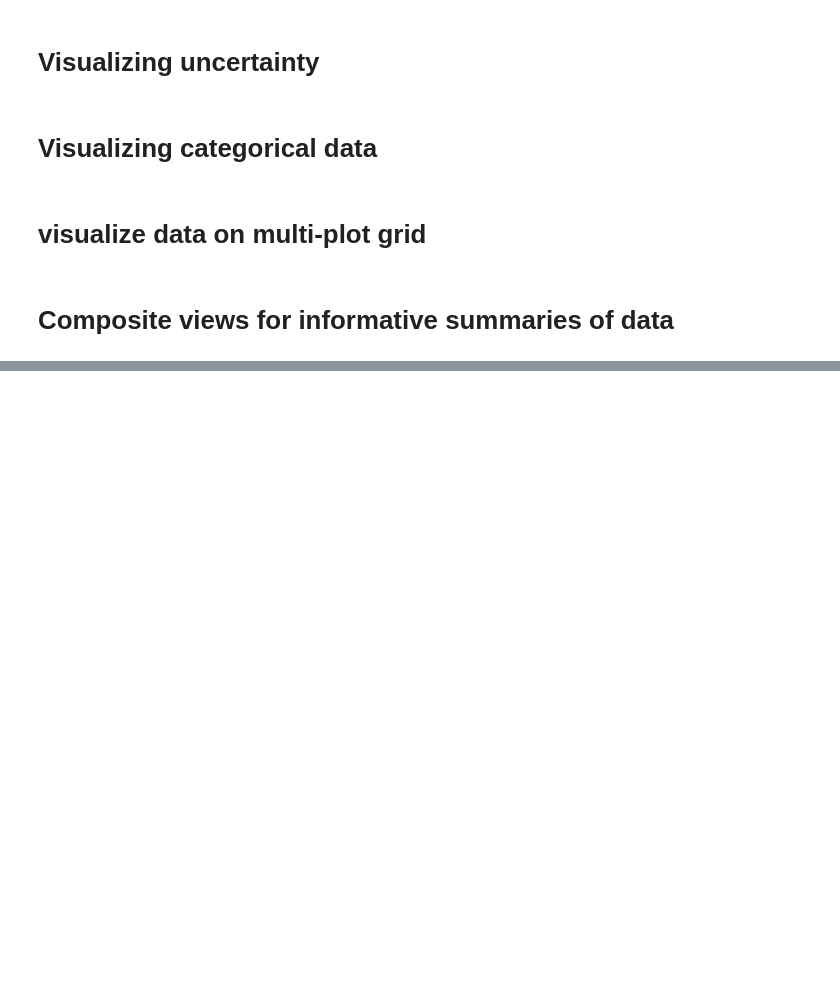
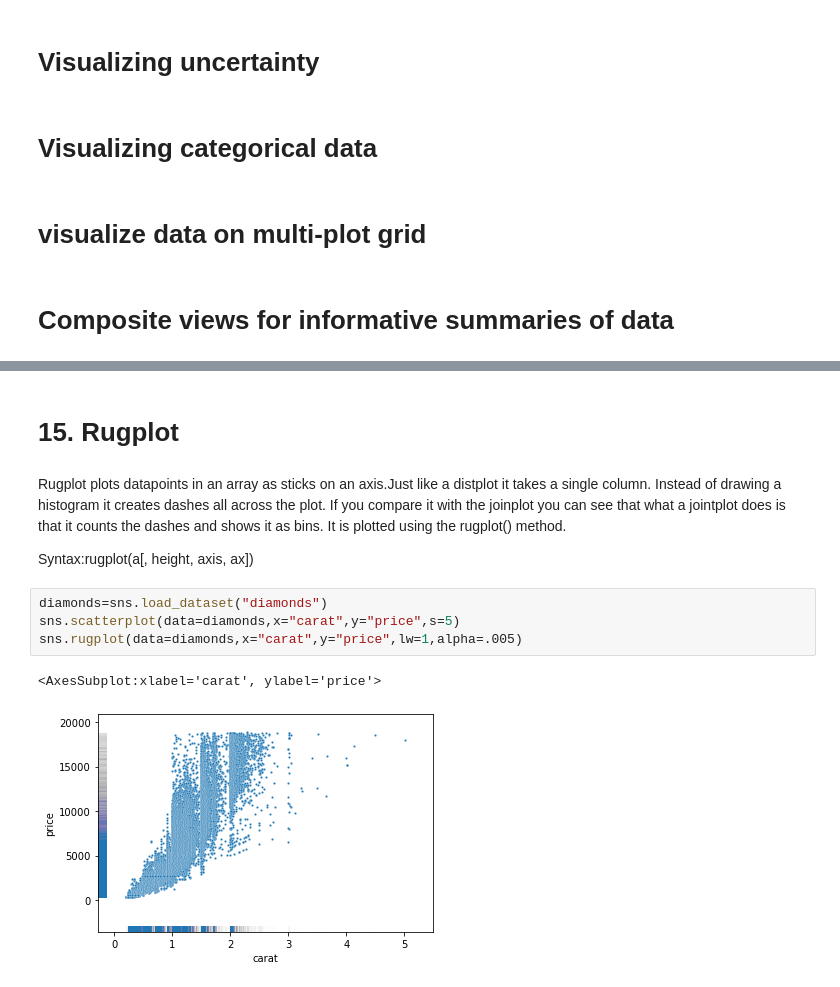
Before and after one commit to nikhilthakka/pydatabase, a Jupyter notebook: Data_visualization_with_python.ipynb, the cells around one changed output, grey strips where cells are left out. Saved outputs shown, nothing was run; the diff lists cells and outputs as text; blank space fills up the shorter version.

```diff
--- a/Data_visualization_with_python.ipynb
+++ b/Data_visualization_with_python.ipynb
@@ -1189,0 +1151,13 @@ Syntax:clustermap(data, , pivot_kws=None, *kwargs)
+# %% [markdown]
+# 15. Rugplot
+# %% [markdown]
+Rugplot plots datapoints in an array as sticks on an axis.Just like a distplot it takes a single column. Instead of drawing a histogram it creates dashes all across the plot. If you compare it with the joinplot you can see that what a jointplot does is that it counts the dashes and shows it as bins. It is plotted using the rugplot() method.
+
+Syntax:rugplot(a[, height, axis, ax])
+# %%
+diamonds=sns.load_dataset("diamonds")
+sns.scatterplot(data=diamonds,x="carat",y="price",s=5)
+sns.rugplot(data=diamonds,x="carat",y="price",lw=1,alpha=.005)
+# %% [output]
+<AxesSubplot:xlabel='carat', ylabel='price'>
+[figure, added]
```
Also changed, not shown: parts of 144 cells of this notebook.
